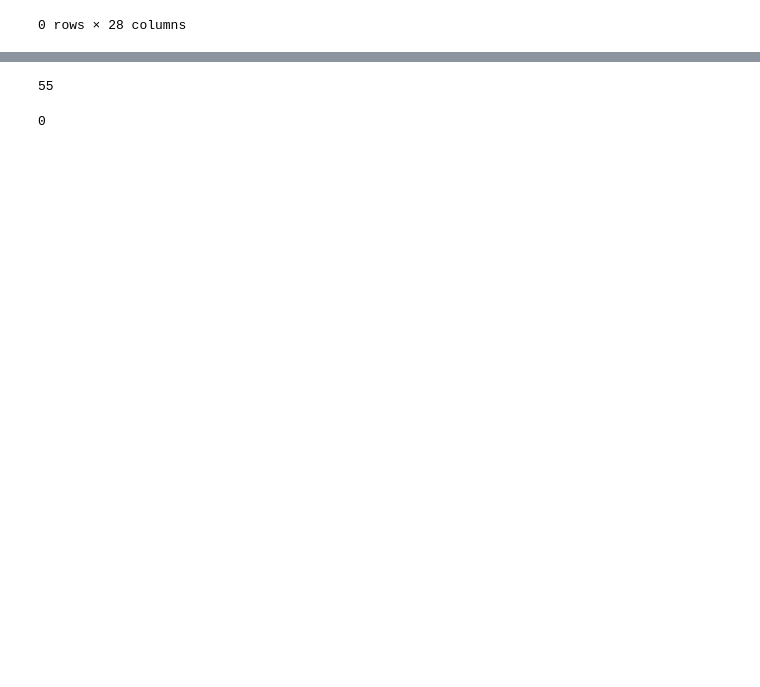
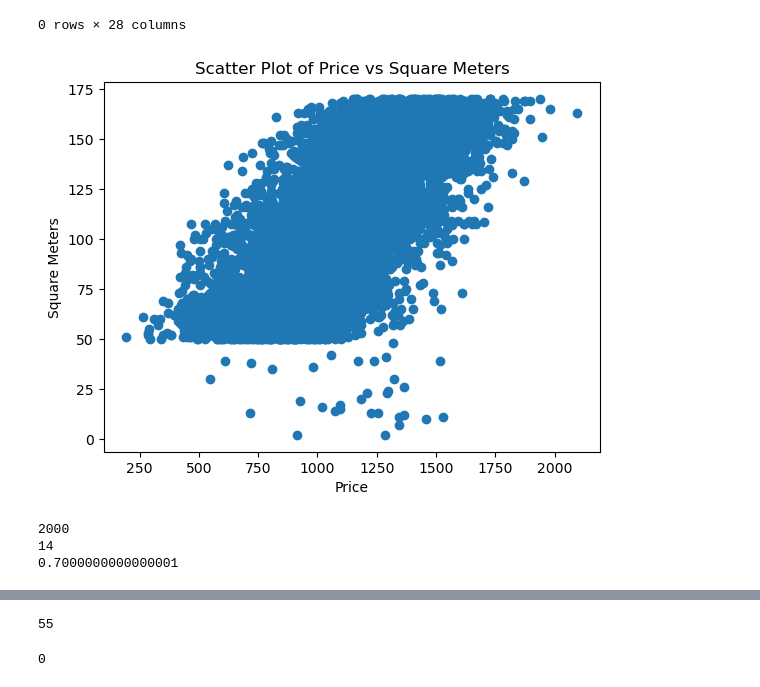
Before and after one commit to TatianaBakwenye/Barcelona-prices, a Jupyter notebook: Barcelona_prices_Tatiana_cleaning_draft.ipynb, the cells around one changed output, grey strips where cells are left out. Drawn from its saved outputs; the diff is of its cells as text; code cells hidden in the pictures; blank space fills up the shorter version.

```diff
--- a/Barcelona_prices_Tatiana_cleaning_draft.ipynb
+++ b/Barcelona_prices_Tatiana_cleaning_draft.ipynb
@@ -431,3 +431,23 @@ df[(df['square_meters'] < 0) & (df['num_rooms'] >= 0)]
 # %% [output]
 |  | id | num_rooms | num_baths | square_meters | year_built | is_furnished | has_pool | num_crimes | has_ac | ... |
 0 rows × 28 columns
+# %%
+# Create a scatter plot to see, if there are strange values
+plt.scatter(df['price'], df['square_meters'])
+plt.xlabel('Price')
+plt.ylabel('Square Meters')
+plt.title('Scatter Plot of Price vs Square Meters')
+plt.show()
+# %% [output]
+[figure, added]
+# %%
+# Number of strange values having viewd the box plot.
+count_small = len(df_test[df_test['square_meters'] < 49])
+count = len(df_test['square_meters'])
+print(count)
+print(count_small)
+print((count_small/count)*100)
+# %% [output]
+2000
+14
+0.7000000000000001
```
Also changed, not shown: parts of 6 cells of this notebook, 2 other files.
